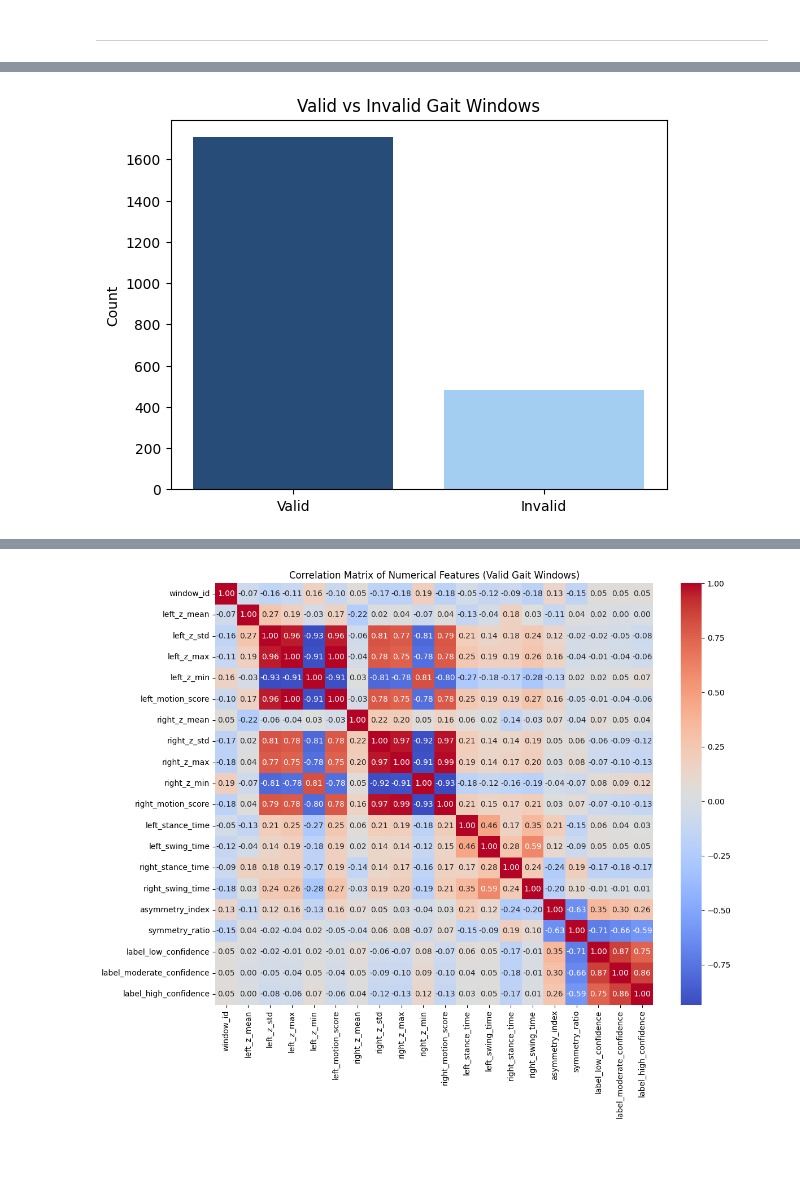
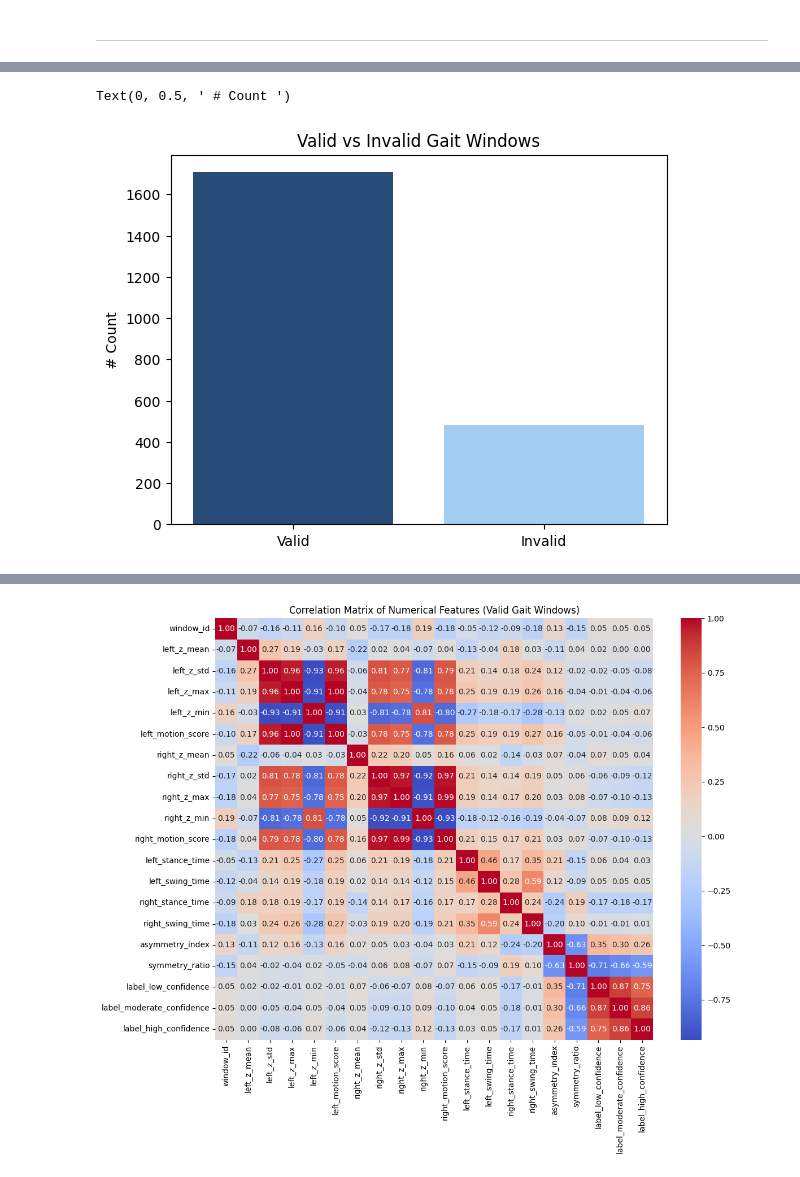
Before and after one commit to StamatisOrfanos/GaitRehab, a Jupyter notebook: gait_detection.ipynb, the cells around one changed output, grey strips where cells are left out. Saved outputs shown, nothing was run; the diff lists cells and outputs as text; code cells hidden in the pictures.

```diff
--- a/gait_detection.ipynb
+++ b/gait_detection.ipynb
@@ -176,27 +156,17 @@ In this step, we aim to understand the structure and quality of the dataset. The
 # %%
-# Load dataset
+# Load dataset and get the labels
 data = pd.read_csv('Data/final/detection.csv')
+label_cols = ['label_low_confidence', 'label_moderate_confidence', 'label_high_confidence']
 
 # Summary statistics
 total_rows = len(data)
 valid_windows = data['valid_gait_window'].sum()
 invalid_windows = total_rows - valid_windows
 
-# Count NaN values per column
-nan_summary = data.isna().sum().sort_values(ascending=False)
-
-# Label distributions
-label_cols = ['label_low_confidence', 'label_moderate_confidence', 'label_high_confidence']
-label_distributions = data[label_cols].apply(pd.Series.value_counts).fillna(0).astype(int)
-
-# Prepare plots
-figures = {}
-
 # Plot: Valid vs Invalid windows
-fig1, ax1 = plt.subplots()
-ax1.bar(['Valid', 'Invalid'], [valid_windows, invalid_windows], color=['#274c77', '#a3cef1'])
-ax1.set_title('Valid vs Invalid Gait Windows')
-ax1.set_ylabel('Count')
-figures['valid_invalid'] = fig1
+plt.bar(['Valid', 'Invalid'], [valid_windows, invalid_windows], color=['#274c77', '#a3cef1'])
+plt.title('Valid vs Invalid Gait Windows')
+plt.ylabel(' # Count ')
 # %% [output]
+Text(0, 0.5, ' # Count ')
-[figure, old version]
+[figure, new version]
```
Also changed, not shown: parts of 10 cells of this notebook, 1 other file.
